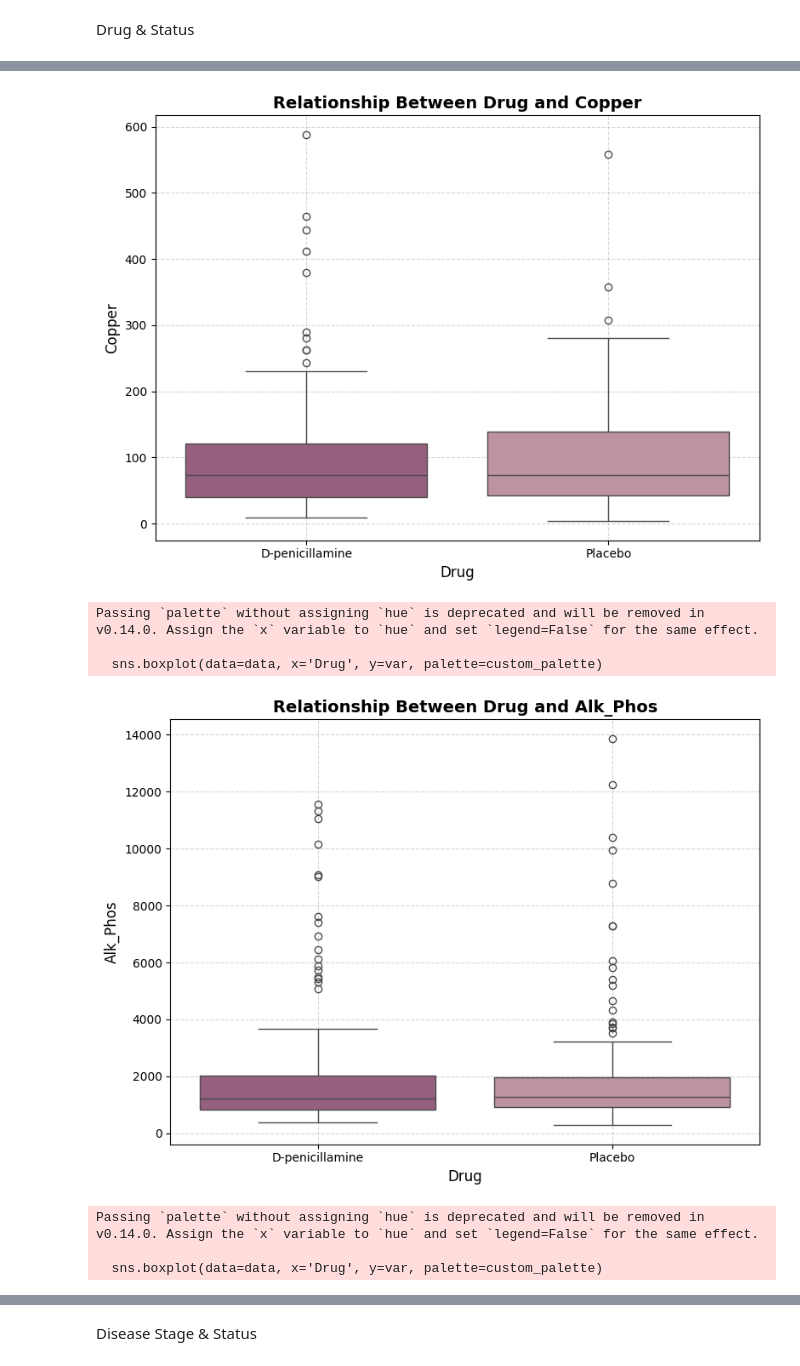
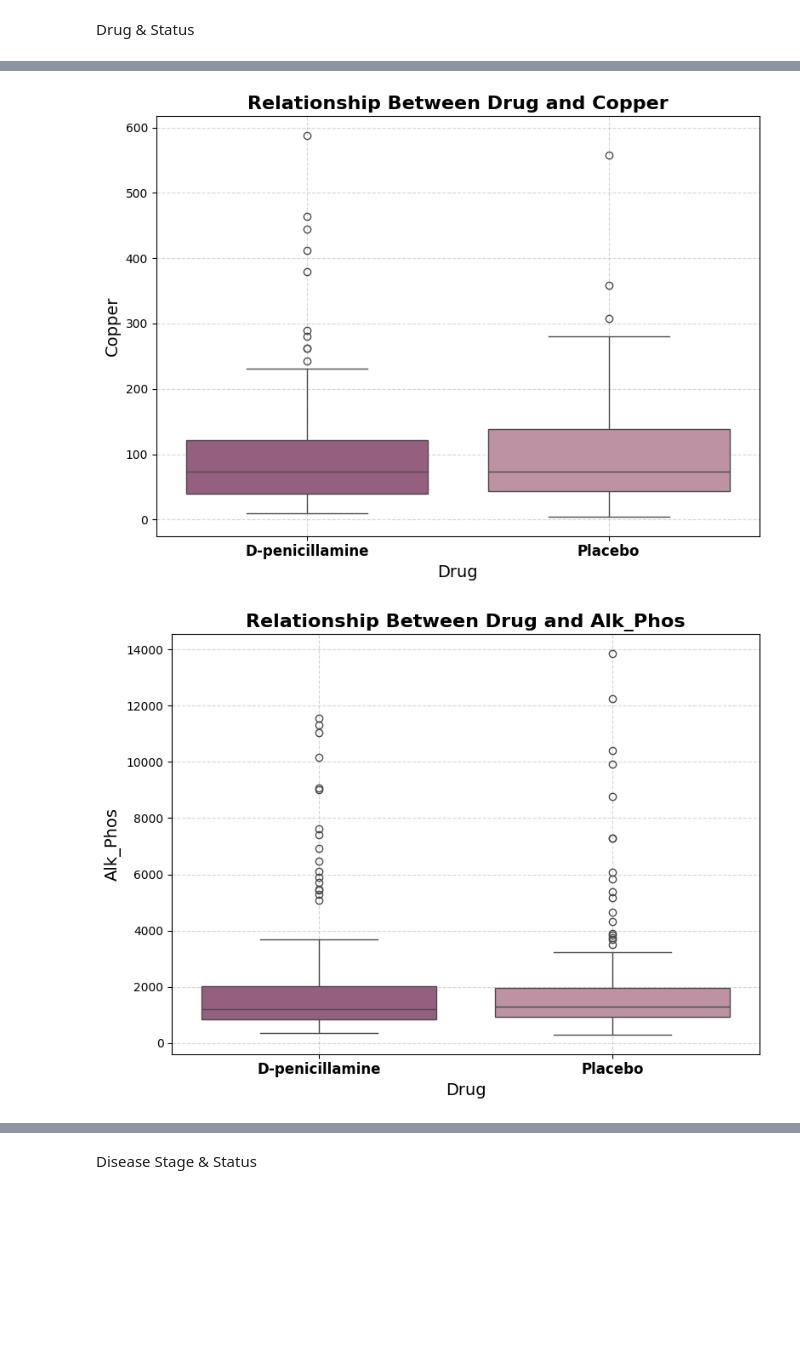
Before and after one commit to Yarden231/Liver-Cirrhosis-Stage-Prediction, a Jupyter notebook: EDA.ipynb, the cells around one changed output, grey strips where cells are left out. Saved outputs shown, nothing was run; the diff lists cells and outputs as text; code cells hidden in the pictures; blank space fills up the shorter version.

```diff
--- a/EDA.ipynb
+++ b/EDA.ipynb
@@ -133,0 +211,15 @@ Albumin - N_Days: 0.43
+# %%
+# Distributions of Continuous Features
+continuous_columns = ["Bilirubin", "Cholesterol", "Copper", "Alk_Phos",
+                      "SGOT", "Tryglicerides", "Platelets", "Age","Prothrombin", "Albumin"]
+
+# Plot the original distributions
+fig, axes = plt.subplots(nrows=2, ncols=5, figsize=(16, 8))
+fig.suptitle("Distributions of Continuous Features", fontsize=16, fontweight='bold')
+
+for ax, col in zip(axes.flatten(), continuous_columns):
+    sns.histplot(data[col], bins=30, kde=True, ax=ax, color="#79305a")
+    ax.set_title(col, fontweight='bold')
+
+plt.tight_layout(rect=[0, 0, 1, 0.96])
+plt.show()
@@ -134,21 +230,23 @@ Albumin - N_Days: 0.43
 # %%
 # Select numeric columns for KDE plot
+# data = data.drop(columns=['ID'])
 numeric_columns = data.select_dtypes(include=['float64', 'int64']).columns
 numeric_columns = [col for col in numeric_columns if col != 'Stage']  # Exclude 'Stage' from numeric columns
 
 # Set up the grid dimensions
-num_columns = 3  # Number of columns in the grid
+num_columns = 2  # Number of columns in the grid
 num_rows = (len(numeric_columns) // num_columns) + (1 if len(numeric_columns) % num_columns != 0 else 0)
 
 # Create the KDE plots grid
 fig, axes = plt.subplots(nrows=num_rows, ncols=num_columns, figsize=(15, 4 * num_rows), constrained_layout=True)
+fig.suptitle('Distribution of Continuous Features by Stage', fontsize=20, fontweight='bold')
 
 # Loop through each numeric column and plot KDE for each stage
 for i, column in enumerate(numeric_columns):
     row, col = divmod(i, num_columns)
     ax = axes[row, col] if num_rows > 1 else axes[col]
     sns.kdeplot(data=data, x=column, hue='Stage', fill=True, common_norm=False, alpha=0.5, ax=ax)
-    ax.set_title(f'Distribution of {column} by Stage')
+    ax.set_title(f'{column}', fontsize=14, pad=10, fontweight='bold')
     ax.set_xlabel(column)
     ax.set_ylabel('Density')
 
@@ -422,7 +409,4 @@ plt.show()
 # %%
-import seaborn as sns
-import matplotlib.pyplot as plt
-
 # Extend the medical variables list to include Bilirubin and Tryglicerides
 medical_vars_extended = ['Copper', 'Cholesterol', 'Albumin', 'Prothrombin', 'Alk_Phos', 'Bilirubin', 'Tryglicerides']
 
@@ -434,9 +418,10 @@ plt.figure(figsize=(18, 15))
 for i, var in enumerate(medical_vars_extended, start=1):
     plt.subplot(4, 2, i)
     sns.boxplot(data=data, x='Drug', y=var, palette=custom_palette)
-    plt.title(f'Relationship Between Drug and {var}', fontsize=14, fontweight='bold')  # Bold title
-    plt.xlabel('Drug', fontsize=12)
-    plt.ylabel(var, fontsize=12)
+    plt.title(f'Relationship Between Drug and {var}', fontsize=14, fontweight='bold')
+    plt.xlabel('Drug', fontsize=14)
+    plt.ylabel(var, fontsize=14)
+    plt.xticks(fontweight='bold', fontsize=12)
     plt.grid(True, alpha=0.5, linestyle='--')
 
 plt.tight_layout()
@@ -463,7 +431,4 @@ Passing `palette` without assigning `hue` is deprecated and will be removed in v
 # %%
-import seaborn as sns
-import matplotlib.pyplot as plt
-
 # Define the significant medical variables
 significant_vars = ['Copper', 'Alk_Phos', 'Bilirubin']
 
@@ -474,9 +439,10 @@ custom_palette = ['#9e5780', '#c48ca3']
 for var in significant_vars:
     plt.figure(figsize=(8, 6))
     sns.boxplot(data=data, x='Drug', y=var, palette=custom_palette)
-    plt.title(f'Relationship Between Drug and {var}', fontsize=14, fontweight='bold')  # Bold title
-    plt.xlabel('Drug', fontsize=12)
-    plt.ylabel(var, fontsize=12)
+    plt.title(f'Relationship Between Drug and {var}', fontsize=16, fontweight='bold')  # Bold title
+    plt.xlabel('Drug', fontsize=14)
+    plt.ylabel(var, fontsize=14)
+    plt.xticks(fontweight='bold', fontsize=12)
     plt.grid(True, alpha=0.5, linestyle='--')
     plt.tight_layout()
     plt.show()
@@ -487,8 +450,2 @@ Passing `palette` without assigning `hue` is deprecated and will be removed in v
-[figure, old version]
+[figure, new version]
-Passing `palette` without assigning `hue` is deprecated and will be removed in v0.14.0. Assign the `x` variable to `hue` and set `legend=False` for the same effect.
-
-  sns.boxplot(data=data, x='Drug', y=var, palette=custom_palette)
-[figure, old version]
+[figure, new version]
-Passing `palette` without assigning `hue` is deprecated and will be removed in v0.14.0. Assign the `x` variable to `hue` and set `legend=False` for the same effect.
-
-  sns.boxplot(data=data, x='Drug', y=var, palette=custom_palette)
```
Also changed, not shown: parts of 27 cells of this notebook, 1 other file.
